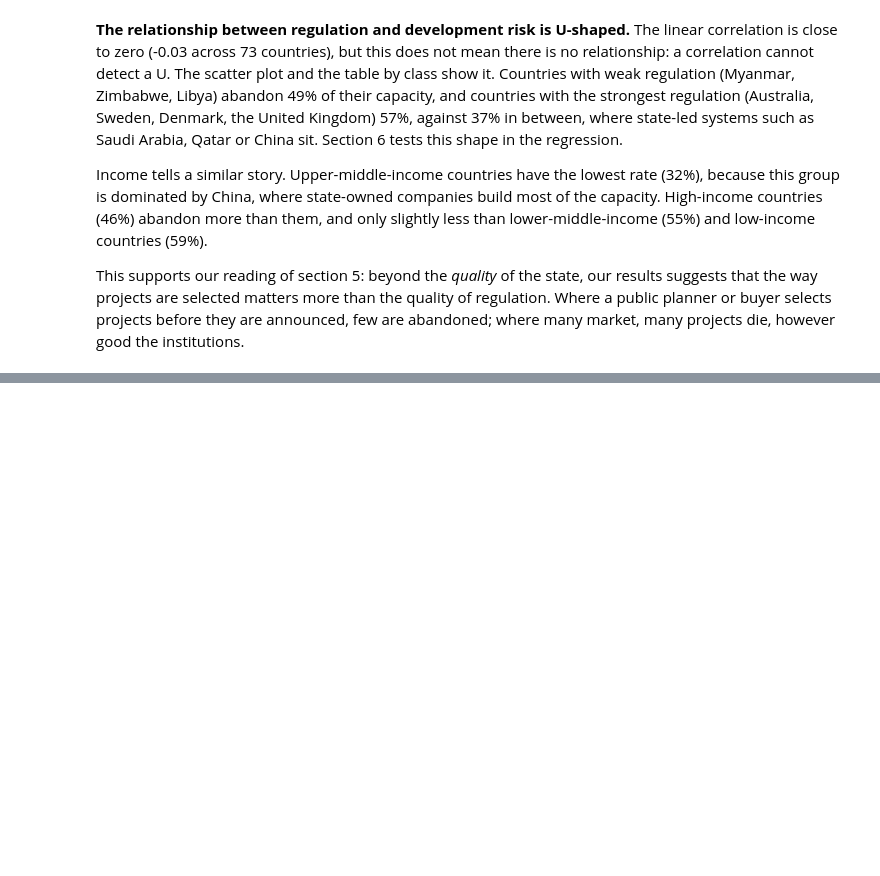
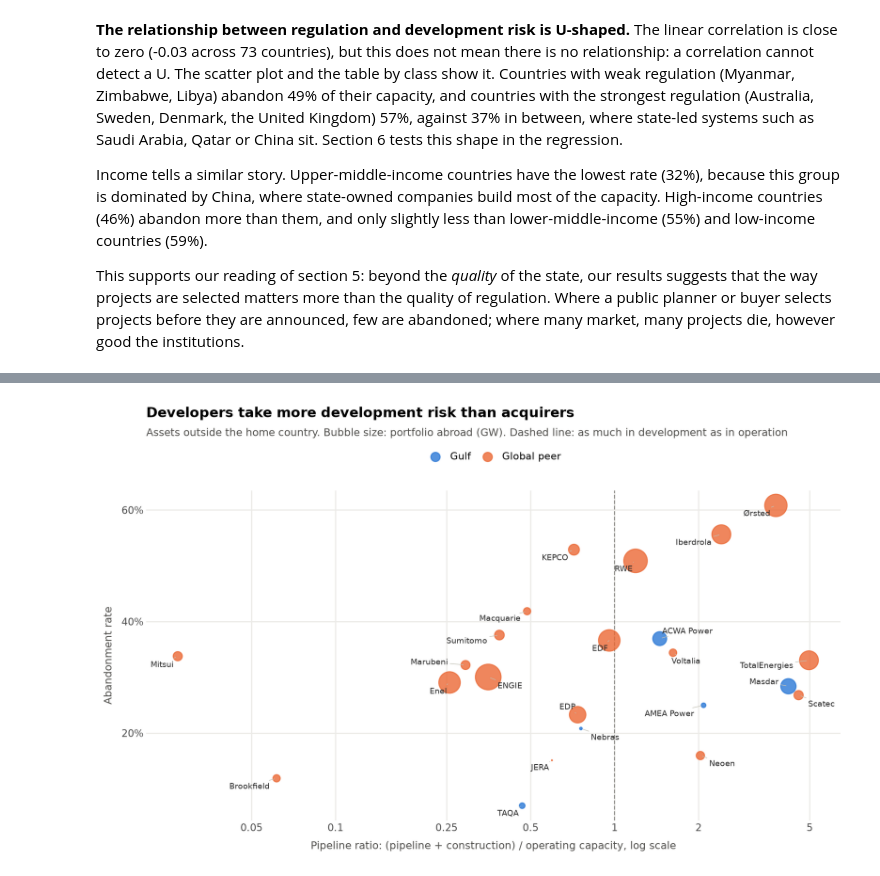
Before and after one commit to Sylvain-Topeza/power-infrastructure, a Jupyter notebook: main.ipynb, the cells around one changed output, grey strips where cells are left out. Saved outputs shown, nothing was run; the diff lists cells and outputs as text; code cells hidden in the pictures; blank space fills up the shorter version.

```diff
--- a/main.ipynb
+++ b/main.ipynb
@@ -666,0 +708,10 @@ market, many projects die, however good the institutions.
+# %%
+profiles = indicators.sponsor_profiles(ownership, location="Abroad")
+display(
+    profiles[["sponsor_group", "origin", "portfolio_gw", "operating", "construction",
+              "pipeline", "abandoned", "pipeline_ratio", "abandonment_rate"]]
+    .style.format({c: "{:,.1f}" for c in ["portfolio_gw", "operating", "construction",
+                                          "pipeline", "abandoned", "pipeline_ratio"]}
+                  | {"abandonment_rate": "{:.0%}"}, na_rep="–")
+    .hide(axis="index")
+)
@@ -666,0 +736,11 @@ market, many projects die, however good the institutions.
+# %%
+plot = plots.plot_sponsor_models(
+    profiles,
+    title="Developers take more development risk than acquirers",
+    subtitle="Assets outside the home country. Bubble size: portfolio abroad (GW). "
+             "Dashed line: as much in development as in operation",
+)
+plots.save(plot, "sponsor_models", 9, 5.5)
+plot
+# %% [output]
+[figure, added]
```
Also changed, not shown: parts of 4 cells of this notebook.
